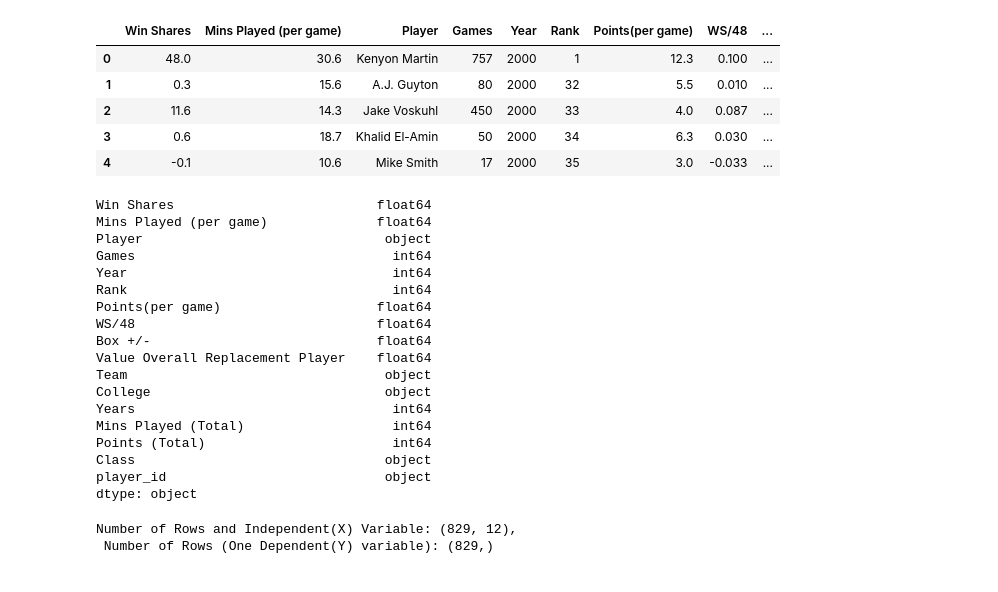
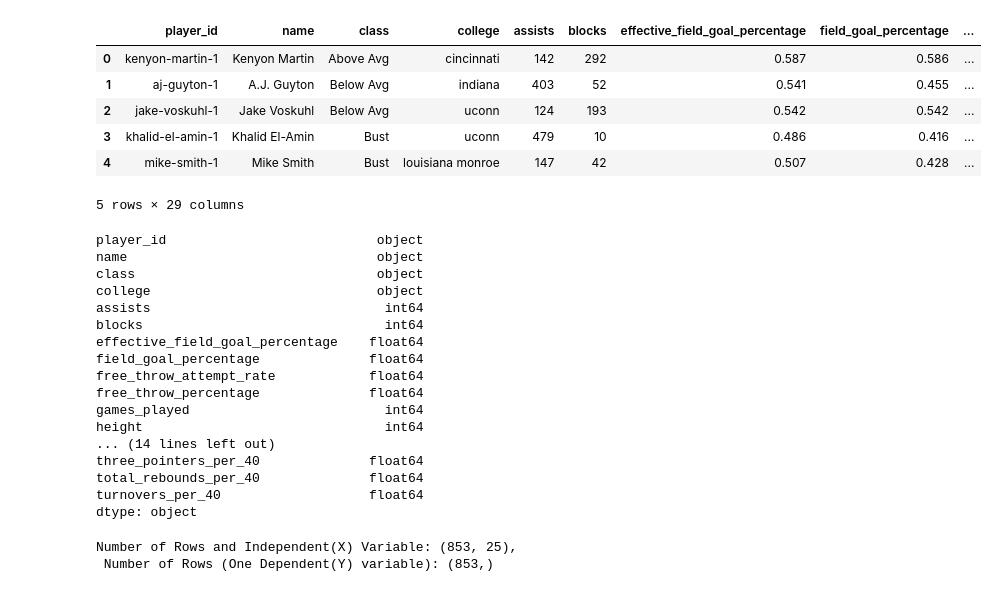
Before and after one commit to woodfin8/Draft_Machine, a Jupyter notebook: NeuralNetwork_Keras_v2.ipynb, the cells around one changed output. Drawn from its saved outputs; the diff is of its cells as text; code cells hidden in the pictures.

```diff
--- a/NeuralNetwork_Keras.ipynb
+++ b/NeuralNetwork_Keras_v2.ipynb
@@ -24,45 +24,45 @@ from sklearn.preprocessing import LabelEncoder
 from sklearn.datasets import make_classification
 # %%
 # load pandas DataFrame
-nbaDF = pd.read_csv("nba_data.csv")
-nbaDF.head()
+ncaaDF = pd.read_csv("NCAA_data.csv")
+ncaaDF.head()
 # %% [output]
-|  | Win Shares | Mins Played (per game) | Player | Games | Year | Rank | Points(per game) | WS/48 | ... |
-| 0 | 48.0 | 30.6 | Kenyon Martin | 757 | 2000 | 1 | 12.3 | 0.100 | ... |
-| 1 | 0.3 | 15.6 | A.J. Guyton | 80 | 2000 | 32 | 5.5 | 0.010 | ... |
-| 2 | 11.6 | 14.3 | Jake Voskuhl | 450 | 2000 | 33 | 4.0 | 0.087 | ... |
-| 3 | 0.6 | 18.7 | Khalid El-Amin | 50 | 2000 | 34 | 6.3 | 0.030 | ... |
-| 4 | -0.1 | 10.6 | Mike Smith | 17 | 2000 | 35 | 3.0 | -0.033 | ... |
+|  | player_id | name | class | college | assists | blocks | effective_field_goal_percentage | field_goal_percentage | ... |
+| 0 | kenyon-martin-1 | Kenyon Martin | Above Avg | cincinnati | 142 | 292 | 0.587 | 0.586 | ... |
+| 1 | aj-guyton-1 | A.J. Guyton | Below Avg | indiana | 403 | 52 | 0.541 | 0.455 | ... |
+| 2 | jake-voskuhl-1 | Jake Voskuhl | Below Avg | uconn | 124 | 193 | 0.542 | 0.542 | ... |
+| 3 | khalid-el-amin-1 | Khalid El-Amin | Bust | uconn | 479 | 10 | 0.486 | 0.416 | ... |
+| 4 | mike-smith-1 | Mike Smith | Bust | louisiana monroe | 147 | 42 | 0.507 | 0.428 | ... |
+5 rows × 29 columns
 # %%
 nbaDF.dtypes
 # %% [output]
-Win Shares                          float64
-Mins Played (per game)              float64
-Player                               object
-Games                                 int64
-Year                                  int64
-Rank                                  int64
-Points(per game)                    float64
-WS/48                               float64
-Box +/-                             float64
-Value Overall Replacement Player    float64
-Team                                 object
-College                              object
-Years                                 int64
-Mins Played (Total)                   int64
-Points (Total)                        int64
-Class                                object
-player_id                            object
+player_id                           object
+name                                object
+class                               object
+college                             object
+assists                              int64
+blocks                               int64
+effective_field_goal_percentage    float64
+field_goal_percentage              float64
+free_throw_attempt_rate            float64
+free_throw_percentage              float64
+games_played                         int64
+height                               int64
+... (14 lines left out)
+three_pointers_per_40              float64
+total_rebounds_per_40              float64
+turnovers_per_40                   float64
 dtype: object
 # %%
 # Split the x variables (WITHOUT Player, Team, and College Columns) from the y variable
 
-X = nbaDF.drop(["Player", "Team", "College", "player_id", "Class"], axis=1)
-y = nbaDF["Class"]
+X = ncaaDF.drop(["class","player_id","name","college"], axis=1)
+y = ncaaDF["class"]
 print(f"Number of Rows and Independent(X) Variable: {X.shape}, \n Number of Rows (One Dependent(Y) variable): {y.shape}")
 # %% [output]
-Number of Rows and Independent(X) Variable: (829, 12),
- Number of Rows (One Dependent(Y) variable): (829,)
+Number of Rows and Independent(X) Variable: (853, 25),
+ Number of Rows (One Dependent(Y) variable): (853,)
 # %%
 # Label encoding for Dependent(Y) Variable
 
```
Also changed, not shown: parts of 11 cells of this notebook, 2 other files.
